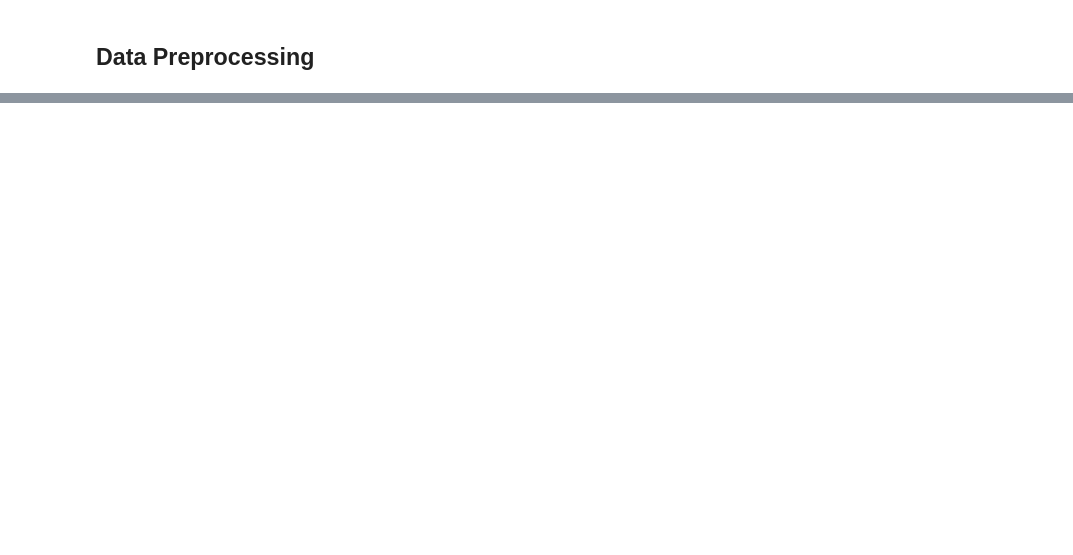
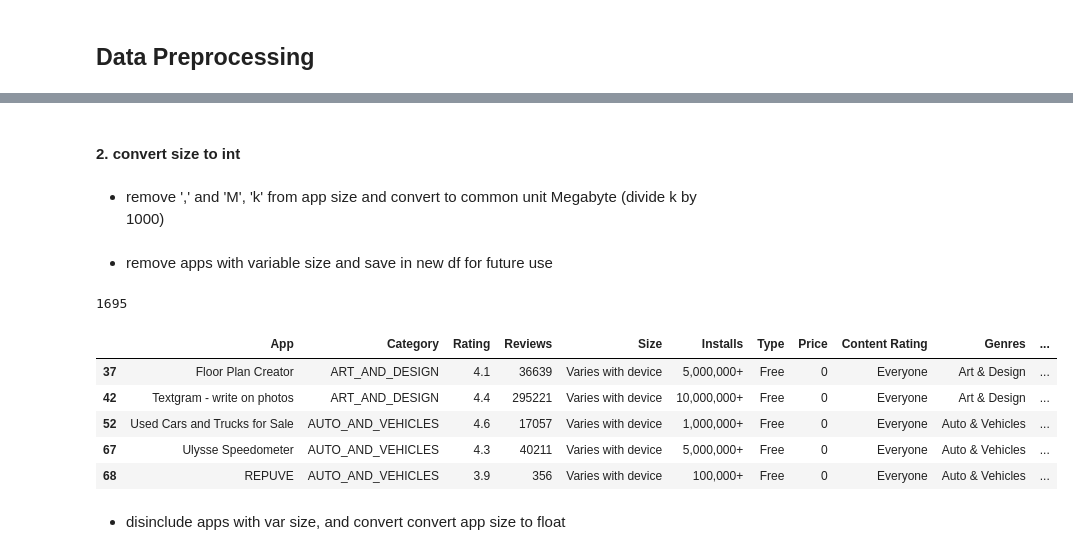
Before and after one commit to sherylwithans/potential-waddle, a Jupyter notebook: app_data_cleaning.ipynb, the cells around one changed output, grey strips where cells are left out. Cells and saved outputs as stored; diff of their text form; code cells hidden in the pictures; blank space fills up the shorter version.

```diff
--- a/app_data_cleaning.ipynb
+++ b/app_data_cleaning.ipynb
@@ -12,0 +62,5 @@ len(df)
+# %%
+import re
+p = re.compile('[a-zA-Z]+')
+t = df['Reviews'].apply(lambda x: p.search(str(x))!=None)
+np.where(t)
@@ -12,0 +91,3 @@ len(df)
+# %%
+df.loc[10472] = ['Life Made WI-Fi Touchscreen Photo Frame','LIFESTYLE', 1.9, '19', '3.0M', '1000+',
+                 'Free', '0', 'Everyone', 'NaN', 'February 11, 2018', '1.0.19', '4.0 and up']
@@ -12,0 +96,3 @@ len(df)
+# %%
+df['Reviews'] = df['Reviews'].astype(int)
+df.info()
@@ -12,0 +118,25 @@ len(df)
+# %% [markdown]
+#### 2. convert size to int
+# %% [markdown]
+- remove ',' and 'M', 'k' from app size and convert to common unit Megabyte (divide k by 1000)
+# %%
+df['Size'] = df['Size'].apply(lambda x: re.sub(',*M*','',str(x)))
+df['Size'] = df['Size'].apply(lambda x: float(re.sub('k*','',str(x)))/1000 if 'k' in str(x) else x)
+# %% [markdown]
+- remove apps with variable size and save in new df for future use
+# %%
+p = re.compile('[0-9.]+')
+non_num_df = df['Size'].apply(lambda x: p.search(str(x))==None)
+apps_with_var_size = df[non_num_df]
+print(len(apps_with_var_size))
+apps_with_var_size.head()
+# %% [output]
+1695
+|  | App | Category | Rating | Reviews | Size | Installs | Type | Price | Content Rating | Genres | ... |
+| 37 | Floor Plan Creator | ART_AND_DESIGN | 4.1 | 36639 | Varies with device | 5,000,000+ | Free | 0 | Everyone | Art & Design | ... |
+| 42 | Textgram - write on photos | ART_AND_DESIGN | 4.4 | 295221 | Varies with device | 10,000,000+ | Free | 0 | Everyone | Art & Design | ... |
+| 52 | Used Cars and Trucks for Sale | AUTO_AND_VEHICLES | 4.6 | 17057 | Varies with device | 1,000,000+ | Free | 0 | Everyone | Auto & Vehicles | ... |
+| 67 | Ulysse Speedometer | AUTO_AND_VEHICLES | 4.3 | 40211 | Varies with device | 5,000,000+ | Free | 0 | Everyone | Auto & Vehicles | ... |
+| 68 | REPUVE | AUTO_AND_VEHICLES | 3.9 | 356 | Varies with device | 100,000+ | Free | 0 | Everyone | Auto & Vehicles | ... |
+# %% [markdown]
+- disinclude apps with var size, and convert convert app size to float
```
Also changed, not shown: parts of 25 cells of this notebook.
